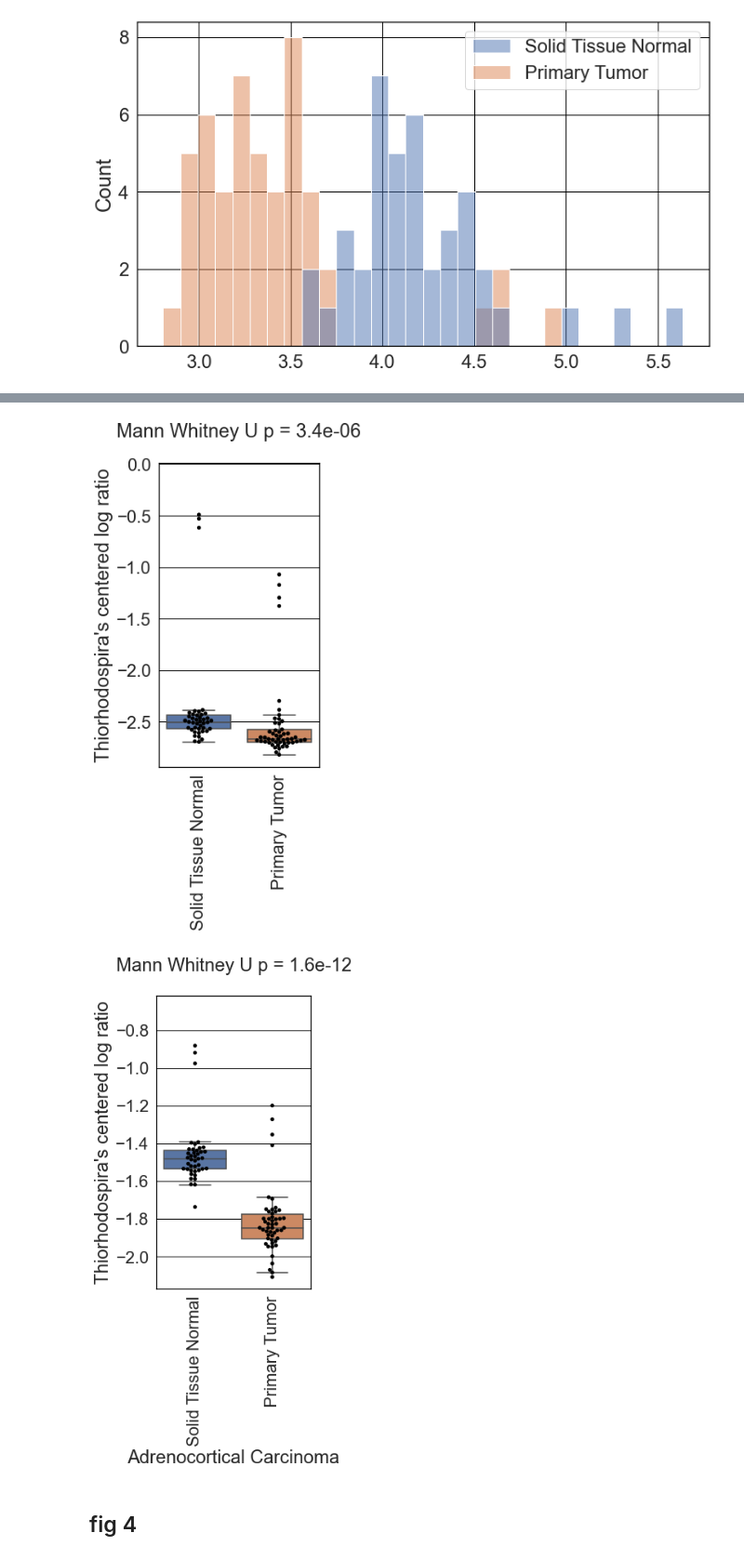
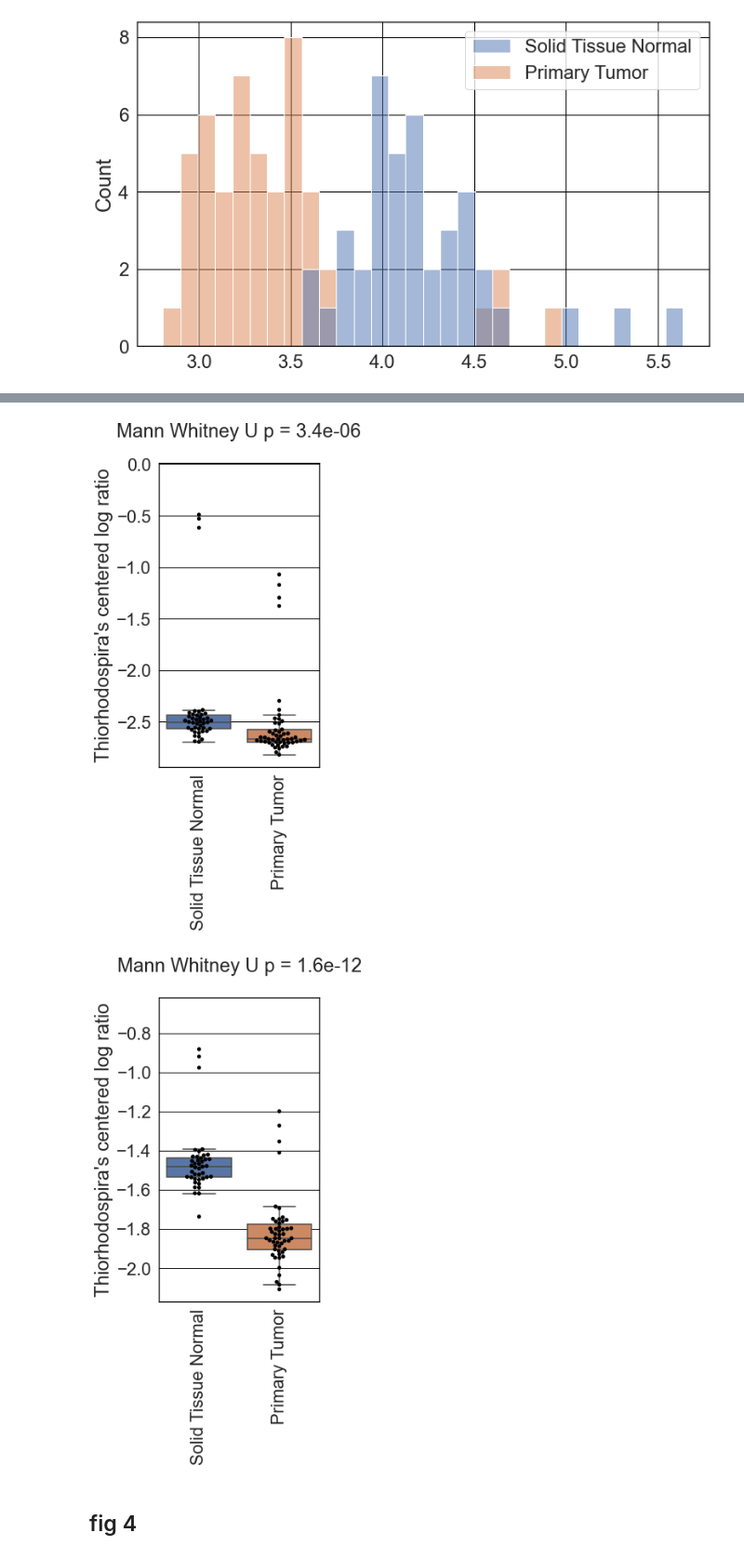
Before and after one commit to korem-lab/compositional-empty-features, a Jupyter notebook: TCGA-rebuttal-rebuttal.ipynb, the cells around one changed output, grey strips where cells are left out. Shown at 93% size. Saved outputs shown, nothing was run; the diff lists cells and outputs as text; code cells hidden in the pictures.

```diff
--- a/TCGA-rebuttal-rebuttal.ipynb
+++ b/TCGA-rebuttal-rebuttal.ipynb
@@ -313,35 +313,35 @@ plt.savefig(save_path+'-RA.pdf',
 plt.show()
 
 ax=make_clr_feature_plot(df,
                       md,
                       val
                       )
 add_15_percent_to_top_ylim(ax)
 plt.savefig(save_path+'-CLR.pdf',
             dpi=900,
             bbox_inches='tight',
             format='pdf'
            )
 plt.show()
 
 ax=make_clr_feature_plot(df,
                          md,
                          val,
                          pseudocount='one'
                           )
-ax.set_xlabel(xaxis_name)
+
 add_15_percent_to_top_ylim(ax)
 plt.savefig(save_path+'-CLR-pseudocount-one.pdf',
             dpi=900,
             bbox_inches='tight',
             format='pdf'
            )
 plt.show()
 # %% [output]
 [figure]
 [figure]
 [figure]
-[figure, old version]
+[figure, new version]
 # %% [markdown]
 ## fig 4
 # %%
```
Also changed, not shown: parts of 1 cell of this notebook, 20 other files.
